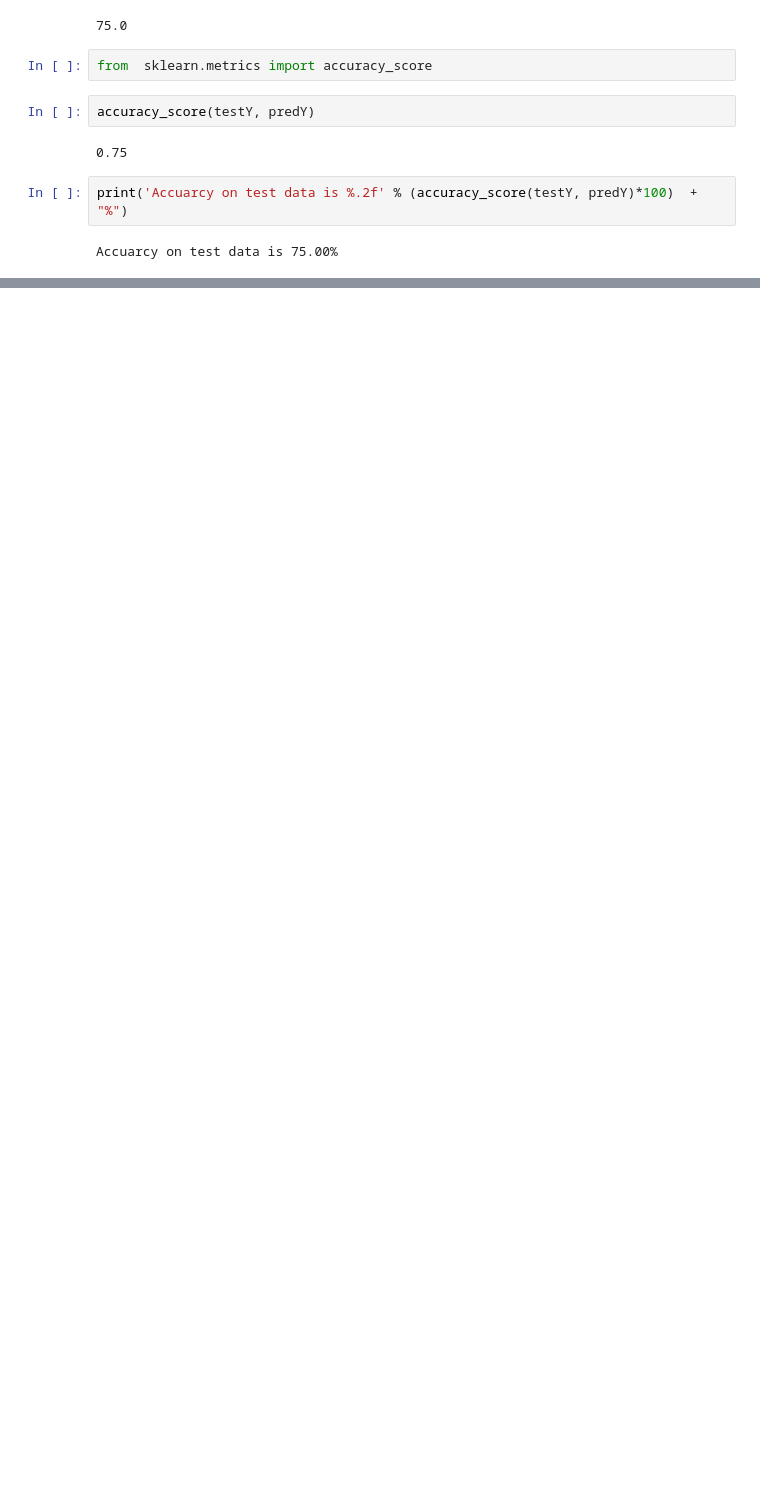
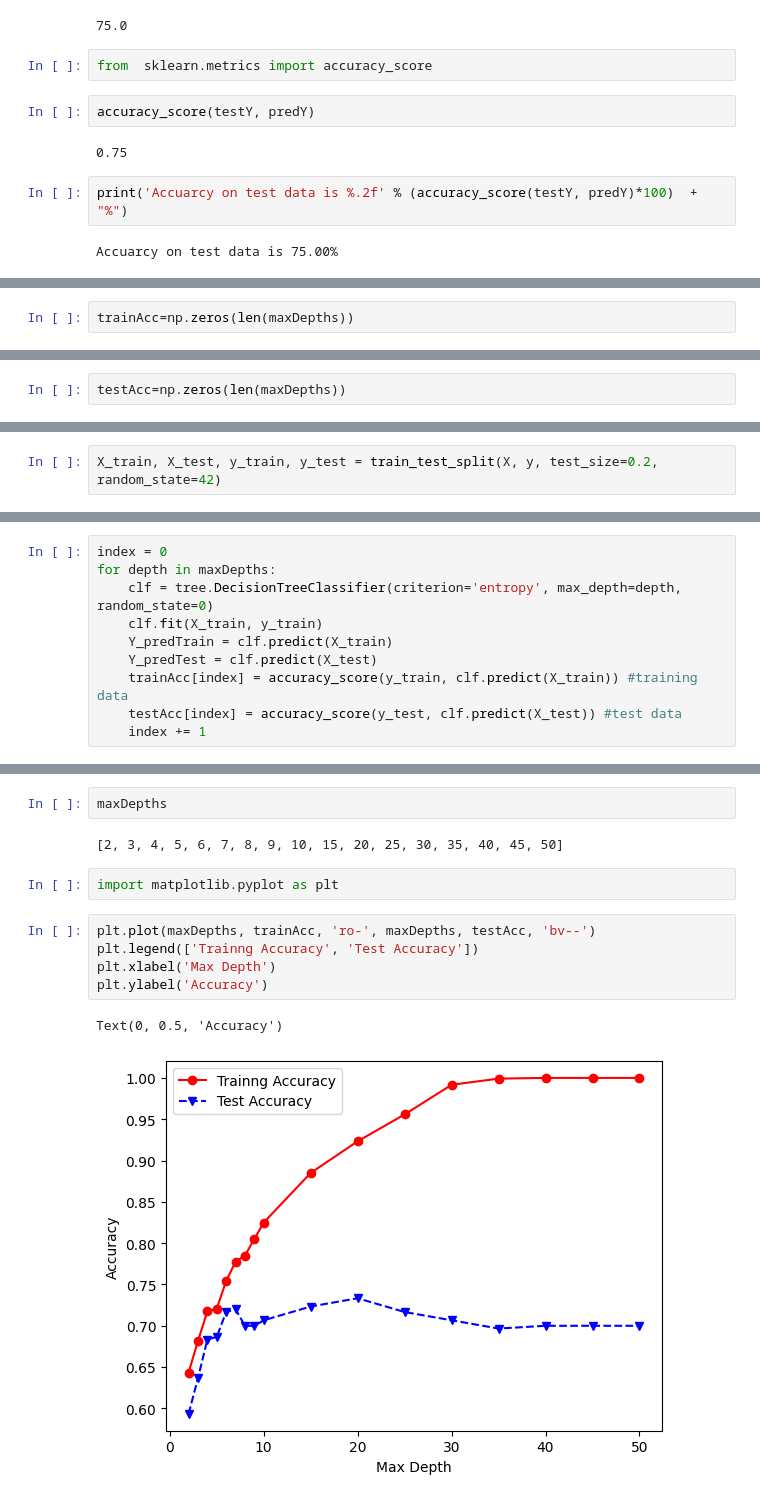
Before and after one commit to Shaileja-V/Machine_Learning, a Jupyter notebook: Decision_Trees_Vertebrate.ipynb, the cells around one changed output, grey strips where cells are left out. Cells and saved outputs as stored; diff of their text form; blank space fills up the shorter version.

```diff
--- a/Decision_Trees_Vertebrate.ipynb
+++ b/Decision_Trees_Vertebrate.ipynb
@@ -235,0 +312,2 @@ Accuarcy on test data is 75.00%
+# %%
+trainAcc=np.zeros(len(maxDepths))
@@ -235,0 +318,2 @@ Accuarcy on test data is 75.00%
+# %%
+testAcc=np.zeros(len(maxDepths))
@@ -235,0 +329,2 @@ Accuarcy on test data is 75.00%
+# %%
+X_train, X_test, y_train, y_test = train_test_split(X, y, test_size=0.2, random_state=42)
@@ -235,0 +333,10 @@ Accuarcy on test data is 75.00%
+# %%
+index = 0
+for depth in maxDepths:
+    clf = tree.DecisionTreeClassifier(criterion='entropy', max_depth=depth, random_state=0)
+    clf.fit(X_train, y_train)
+    Y_predTrain = clf.predict(X_train)
+    Y_predTest = clf.predict(X_test)
+    trainAcc[index] = accuracy_score(y_train, clf.predict(X_train)) #training data
+    testAcc[index] = accuracy_score(y_test, clf.predict(X_test)) #test data
+    index += 1
@@ -235,0 +350,14 @@ Accuarcy on test data is 75.00%
+# %%
+maxDepths
+# %% [output]
+[2, 3, 4, 5, 6, 7, 8, 9, 10, 15, 20, 25, 30, 35, 40, 45, 50]
+# %%
+import matplotlib.pyplot as plt
+# %%
+plt.plot(maxDepths, trainAcc, 'ro-', maxDepths, testAcc, 'bv--')
+plt.legend(['Trainng Accuracy', 'Test Accuracy'])
+plt.xlabel('Max Depth')
+plt.ylabel('Accuracy')
+# %% [output]
+Text(0, 0.5, 'Accuracy')
+[figure, added]
```
Also changed, not shown: parts of 35 cells of this notebook.
